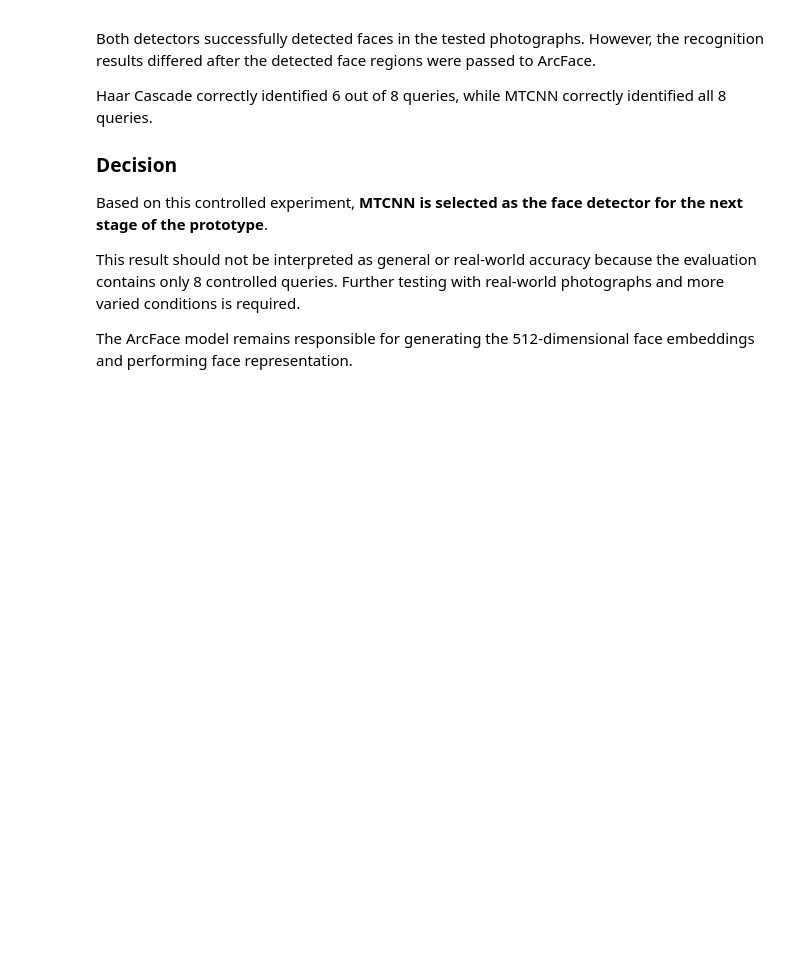
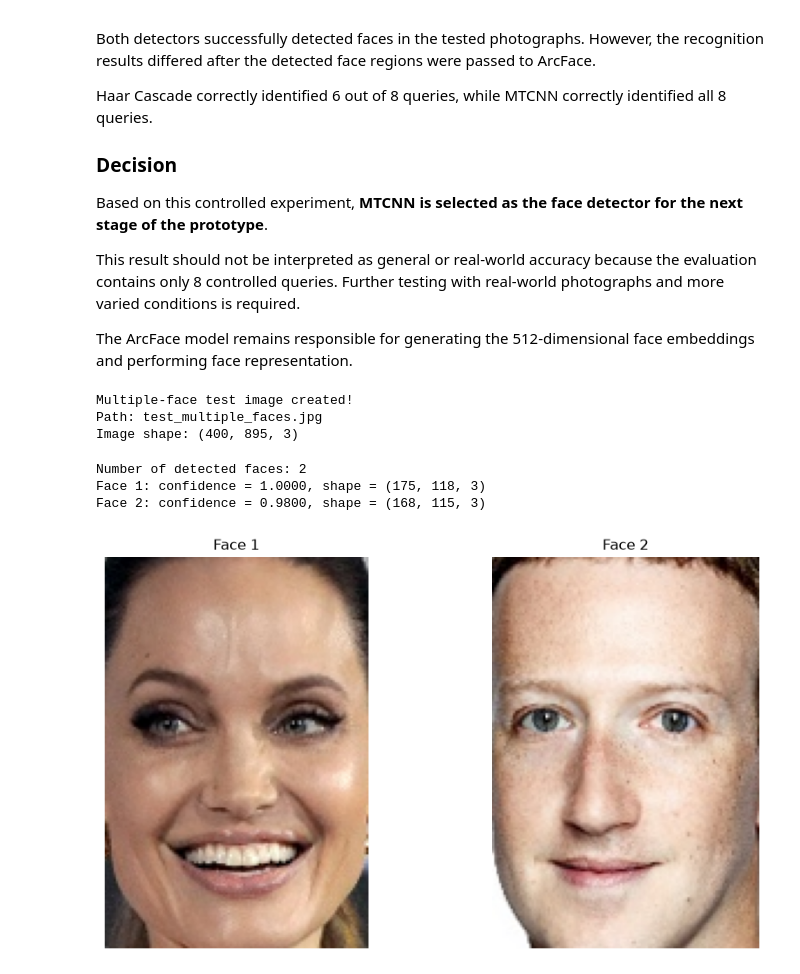
Before and after one commit to Sadique31/missing-person-finder, a Jupyter notebook: 05_Real_Image_Processing.ipynb, the cells around one changed output. Saved outputs shown, nothing was run; the diff lists cells and outputs as text; code cells hidden in the pictures; blank space fills up the shorter version.

```diff
--- a/05_Real_Image_Processing.ipynb
+++ b/05_Real_Image_Processing.ipynb
@@ -639,3 +639,79 @@ real-world photographs and more varied conditions is required.
 
 The ArcFace model remains responsible for generating the 512-dimensional face
 embeddings and performing face representation.
+# %%
+# Create a controlled multiple-face test image
+
+img_a = cv2.imread(
+    "deepface_repo/tests/unit/dataset/img1.jpg"
+)
+
+img_b = cv2.imread(
+    "deepface_repo/tests/unit/dataset/img13.jpg"
+)
+
+# Resize both images to the same height
+height = 400
+
+width_a = int(img_a.shape[1] * height / img_a.shape[0])
+width_b = int(img_b.shape[1] * height / img_b.shape[0])
+
+img_a = cv2.resize(img_a, (width_a, height))
+img_b = cv2.resize(img_b, (width_b, height))
+
+# Place the two faces side by side
+multiple_face_image = np.hstack((img_a, img_b))
+
+# Save the test image
+MULTIPLE_FACE_PATH = "test_multiple_faces.jpg"
+
+cv2.imwrite(
+    MULTIPLE_FACE_PATH,
+    multiple_face_image
+)
+
+print("Multiple-face test image created!")
+print("Path:", MULTIPLE_FACE_PATH)
+print("Image shape:", multiple_face_image.shape)
+# %% [output]
+Multiple-face test image created!
+Path: test_multiple_faces.jpg
+Image shape: (400, 895, 3)
+# %%
+# Detect multiple faces using MTCNN
+
+multiple_detections = DeepFace.extract_faces(
+    img_path=MULTIPLE_FACE_PATH,
+    detector_backend="mtcnn",
+    enforce_detection=True,
+    align=True
+)
+
+print("Number of detected faces:", len(multiple_detections))
+
+for i, face in enumerate(multiple_detections):
+    print(
+        f"Face {i + 1}: "
+        f"confidence = {face['confidence']:.4f}, "
+        f"shape = {face['face'].shape}"
+    )
+# %% [output]
+Number of detected faces: 2
+Face 1: confidence = 1.0000, shape = (175, 118, 3)
+Face 2: confidence = 0.9800, shape = (168, 115, 3)
+# %%
+# Visualize all detected faces
+
+plt.figure(figsize=(10, 5))
+
+for i, detection in enumerate(multiple_detections):
+    plt.subplot(1, len(multiple_detections), i + 1)
+
+    plt.imshow(detection["face"])
+    plt.axis("off")
+    plt.title(f"Face {i + 1}")
+
+plt.tight_layout()
+plt.show()
+# %% [output]
+[figure, added]
```
Also changed, not shown: parts of 31 cells of this notebook, 21 other files.
